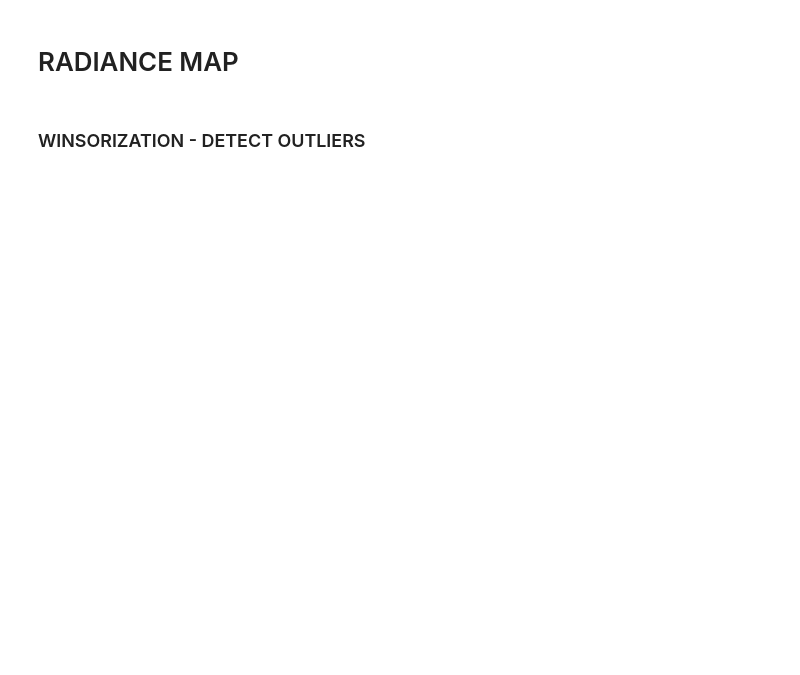
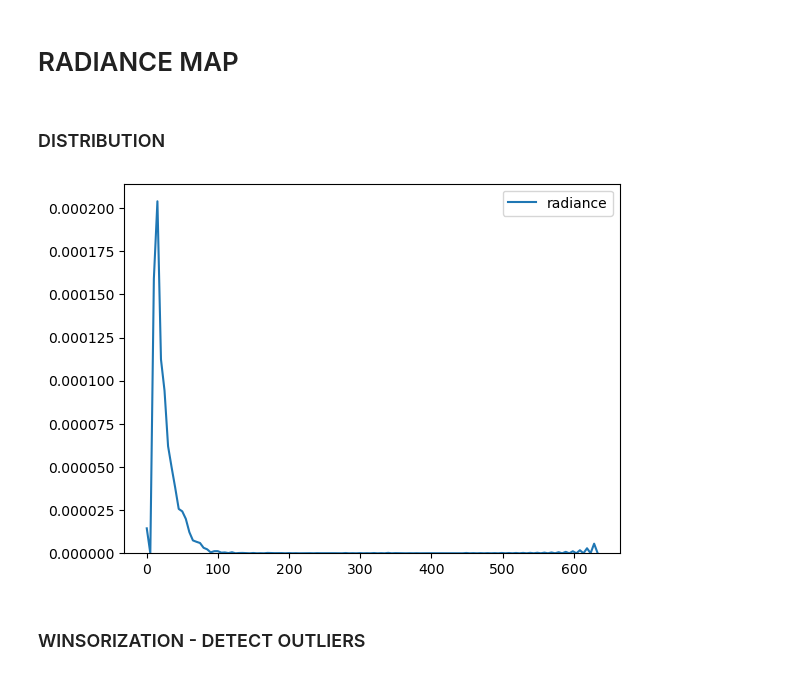
Before and after one commit to dev-jotape/predict_poverty_bahia, a Jupyter notebook: scripts/visualization/visualization_ba.ipynb, the cells around one changed output. Cells and saved outputs as stored; diff of their text form; code cells hidden in the pictures; blank space fills up the shorter version.

Commit message:
update readme and data visualizations

```diff
--- a/scripts/visualization/bubble_map_ba.ipynb
+++ b/scripts/visualization/visualization_ba.ipynb
@@ -19,4 +32,10 @@ income_ba = pd.read_csv('../../model/income_avg_ba.csv')
 # %% [markdown]
 # RADIANCE MAP
+# %% [markdown]
+### DISTRIBUTION
+# %%
+distribution = sns.kdeplot(all_nighttime_lights['radiance'])
+# %% [output]
+[figure, added]
 # %% [markdown]
 ### WINSORIZATION - DETECT OUTLIERS
```
Also changed, not shown: parts of 16 cells of this notebook, 6 other files.
